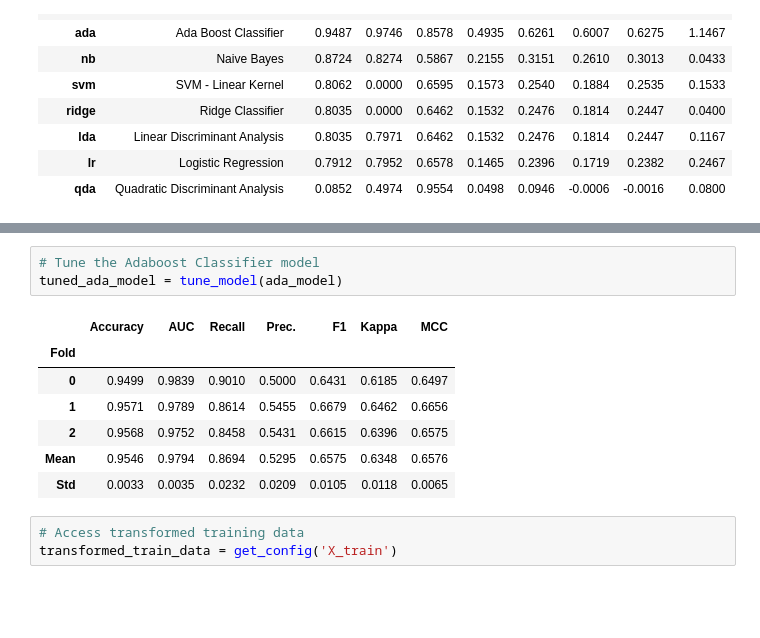
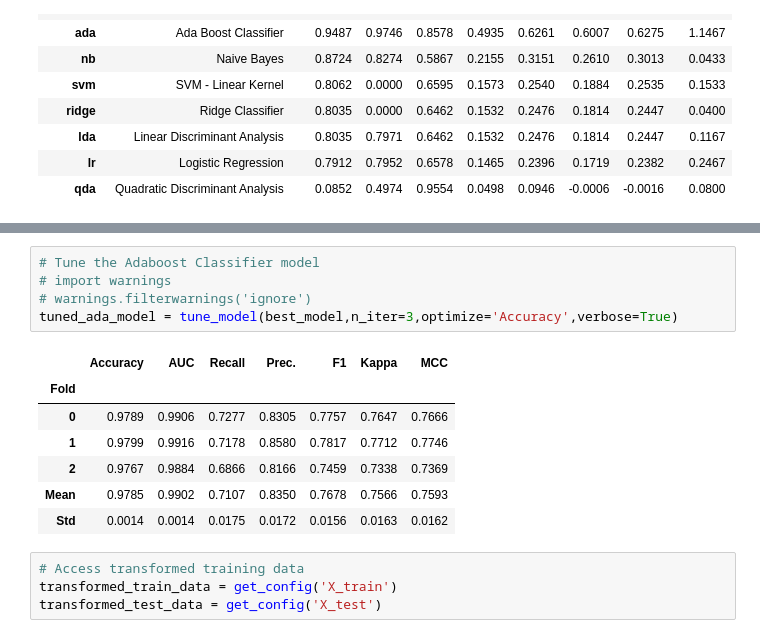
Before and after one commit to akash-bluebinaries/Anomaly-Detection, a Jupyter notebook: notebook/Modelling.ipynb, the cells around one changed output, grey strips where cells are left out. Saved outputs shown, nothing was run; the diff lists cells and outputs as text; blank space fills up the shorter version.

```diff
--- a/notebook/Modelling.ipynb
+++ b/notebook/Modelling.ipynb
@@ -171,14 +174,17 @@ ada_model = create_model('ada')
 # %%
 # Tune the Adaboost Classifier model
-tuned_ada_model = tune_model(ada_model)
+# import warnings
+# warnings.filterwarnings('ignore')
+tuned_ada_model = tune_model(best_model,n_iter=3,optimize='Accuracy',verbose=True)
 # %% [output]
 |  | Accuracy | AUC | Recall | Prec. | F1 | Kappa | MCC |
 | Fold |  |  |  |  |  |  |  |
-| 0 | 0.9499 | 0.9839 | 0.9010 | 0.5000 | 0.6431 | 0.6185 | 0.6497 |
-| 1 | 0.9571 | 0.9789 | 0.8614 | 0.5455 | 0.6679 | 0.6462 | 0.6656 |
-| 2 | 0.9568 | 0.9752 | 0.8458 | 0.5431 | 0.6615 | 0.6396 | 0.6575 |
-| Mean | 0.9546 | 0.9794 | 0.8694 | 0.5295 | 0.6575 | 0.6348 | 0.6576 |
-| Std | 0.0033 | 0.0035 | 0.0232 | 0.0209 | 0.0105 | 0.0118 | 0.0065 |
+| 0 | 0.9789 | 0.9906 | 0.7277 | 0.8305 | 0.7757 | 0.7647 | 0.7666 |
+| 1 | 0.9799 | 0.9916 | 0.7178 | 0.8580 | 0.7817 | 0.7712 | 0.7746 |
+| 2 | 0.9767 | 0.9884 | 0.6866 | 0.8166 | 0.7459 | 0.7338 | 0.7369 |
+| Mean | 0.9785 | 0.9902 | 0.7107 | 0.8350 | 0.7678 | 0.7566 | 0.7593 |
+| Std | 0.0014 | 0.0014 | 0.0175 | 0.0172 | 0.0156 | 0.0163 | 0.0162 |
 # %%
 # Access transformed training data
 transformed_train_data = get_config('X_train')
+transformed_test_data = get_config('X_test')
```
Also changed, not shown: parts of 6 cells of this notebook, 1 other file.
